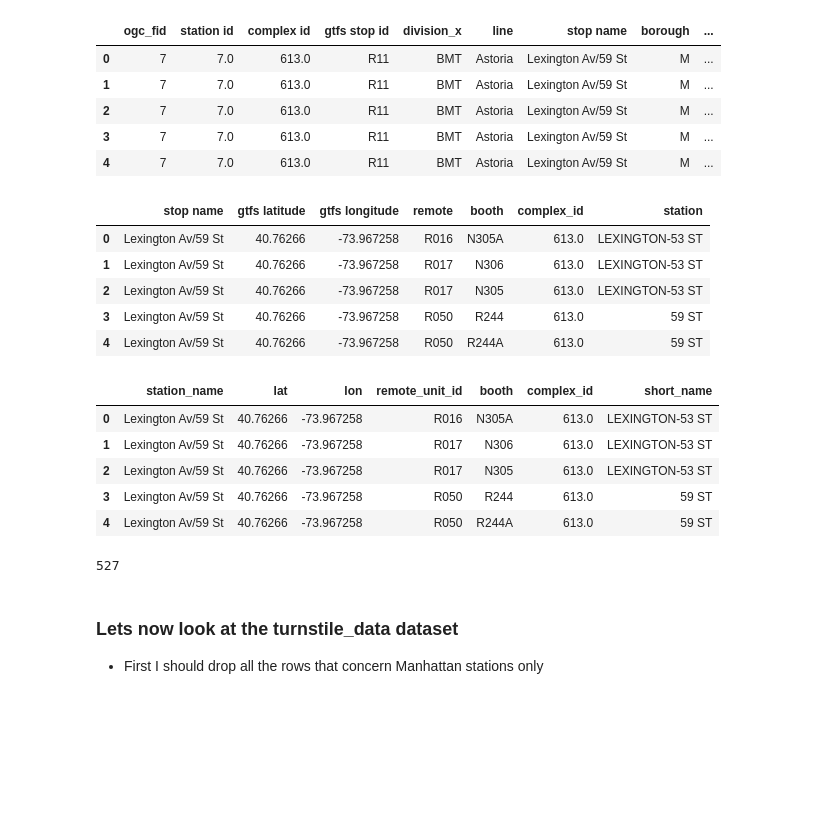
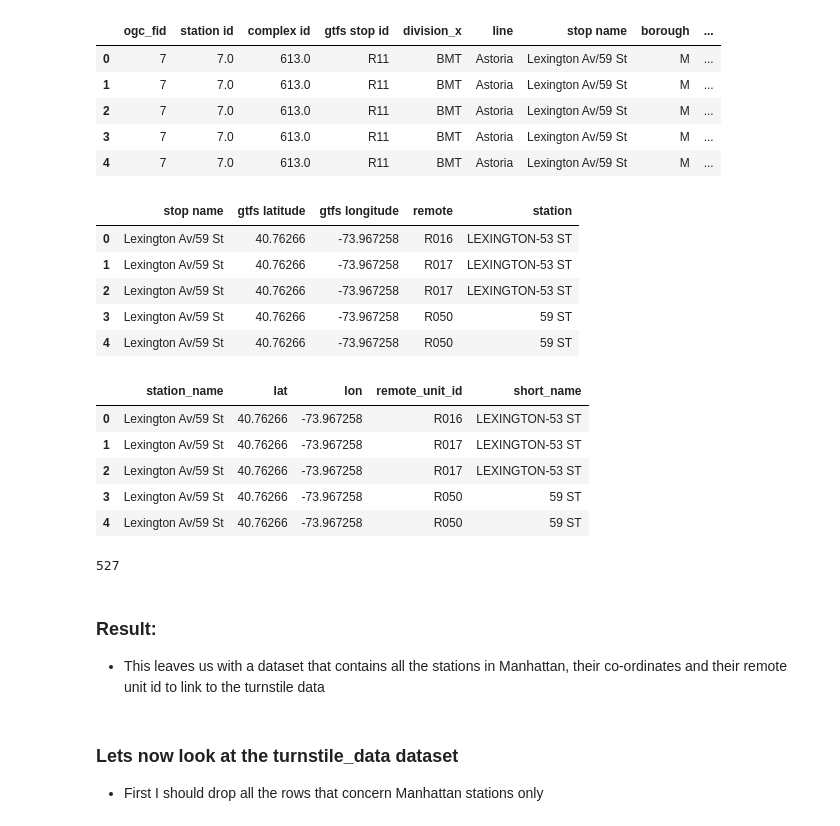
Before and after one commit to Fei117117/NYSeeNow, a Jupyter notebook: NYSeeNow-ML/SubwayData/subway.ipynb, the cells around one changed output. Drawn from its saved outputs; the diff is of its cells as text; code cells hidden in the pictures; blank space fills up the shorter version.

```diff
--- a/NYSeeNow-ML/SubwayData/subway.ipynb
+++ b/NYSeeNow-ML/SubwayData/subway.ipynb
@@ -190,31 +197,34 @@ station_remote_info.head()
 | 4 | 7 | 7.0 | 613.0 | R11 | BMT | Astoria | Lexington Av/59 St | M | ... |
 # %%
 #drop the following columns: ogc_fid, gtfs stop id, division_x, line, daytime routes, structure, north direction label, south direction label, line_name, division_y
-station_remote_info.drop(['ogc_fid', 'station id', 'complex id','gtfs stop id', 'division_x', 'line', 'borough','daytime routes', 'structure', 'north direction label', 'south direction label', 'line_name', 'division_y'], axis=1, inplace=True)
+station_remote_info.drop(['ogc_fid', 'station id', 'complex id','gtfs stop id', 'division_x', 'line', 'borough','daytime routes', 'structure', 'north direction label', 'south direction label', 'line_name', 'division_y', 'complex_id','booth'], axis=1, inplace=True)
 
 station_remote_info.head()
 # %% [output]
-|  | stop name | gtfs latitude | gtfs longitude | remote | booth | complex_id | station |
-| 0 | Lexington Av/59 St | 40.76266 | -73.967258 | R016 | N305A | 613.0 | LEXINGTON-53 ST |
-| 1 | Lexington Av/59 St | 40.76266 | -73.967258 | R017 | N306 | 613.0 | LEXINGTON-53 ST |
-| 2 | Lexington Av/59 St | 40.76266 | -73.967258 | R017 | N305 | 613.0 | LEXINGTON-53 ST |
-| 3 | Lexington Av/59 St | 40.76266 | -73.967258 | R050 | R244 | 613.0 | 59 ST |
-| 4 | Lexington Av/59 St | 40.76266 | -73.967258 | R050 | R244A | 613.0 | 59 ST |
+|  | stop name | gtfs latitude | gtfs longitude | remote | station |
+| 0 | Lexington Av/59 St | 40.76266 | -73.967258 | R016 | LEXINGTON-53 ST |
+| 1 | Lexington Av/59 St | 40.76266 | -73.967258 | R017 | LEXINGTON-53 ST |
+| 2 | Lexington Av/59 St | 40.76266 | -73.967258 | R017 | LEXINGTON-53 ST |
+| 3 | Lexington Av/59 St | 40.76266 | -73.967258 | R050 | 59 ST |
+| 4 | Lexington Av/59 St | 40.76266 | -73.967258 | R050 | 59 ST |
 # %%
 #rename the columns:
 station_remote_info.rename(columns={'remote ':'remote_unit_id','gtfs longitude':'lon','gtfs latitude': 'lat', 'stop name': 'station_name', 'station':'short_name'}, inplace=True)
 station_remote_info.head()
 # %% [output]
-|  | station_name | lat | lon | remote_unit_id | booth | complex_id | short_name |
-| 0 | Lexington Av/59 St | 40.76266 | -73.967258 | R016 | N305A | 613.0 | LEXINGTON-53 ST |
-| 1 | Lexington Av/59 St | 40.76266 | -73.967258 | R017 | N306 | 613.0 | LEXINGTON-53 ST |
-| 2 | Lexington Av/59 St | 40.76266 | -73.967258 | R017 | N305 | 613.0 | LEXINGTON-53 ST |
-| 3 | Lexington Av/59 St | 40.76266 | -73.967258 | R050 | R244 | 613.0 | 59 ST |
-| 4 | Lexington Av/59 St | 40.76266 | -73.967258 | R050 | R244A | 613.0 | 59 ST |
+|  | station_name | lat | lon | remote_unit_id | short_name |
+| 0 | Lexington Av/59 St | 40.76266 | -73.967258 | R016 | LEXINGTON-53 ST |
+| 1 | Lexington Av/59 St | 40.76266 | -73.967258 | R017 | LEXINGTON-53 ST |
+| 2 | Lexington Av/59 St | 40.76266 | -73.967258 | R017 | LEXINGTON-53 ST |
+| 3 | Lexington Av/59 St | 40.76266 | -73.967258 | R050 | 59 ST |
+| 4 | Lexington Av/59 St | 40.76266 | -73.967258 | R050 | 59 ST |
 # %%
 len(station_remote_info)
 # %% [output]
 527
+# %% [markdown]
+### Result:
+- This leaves us with a dataset that contains all the stations in Manhattan, their co-ordinates and their remote unit id to link to the turnstile data
 # %% [markdown]
 ### Lets now look at the turnstile_data dataset
 - First I should drop all the rows that concern Manhattan stations only
```
Also changed, not shown: parts of 4 cells of this notebook, 1 other file.
